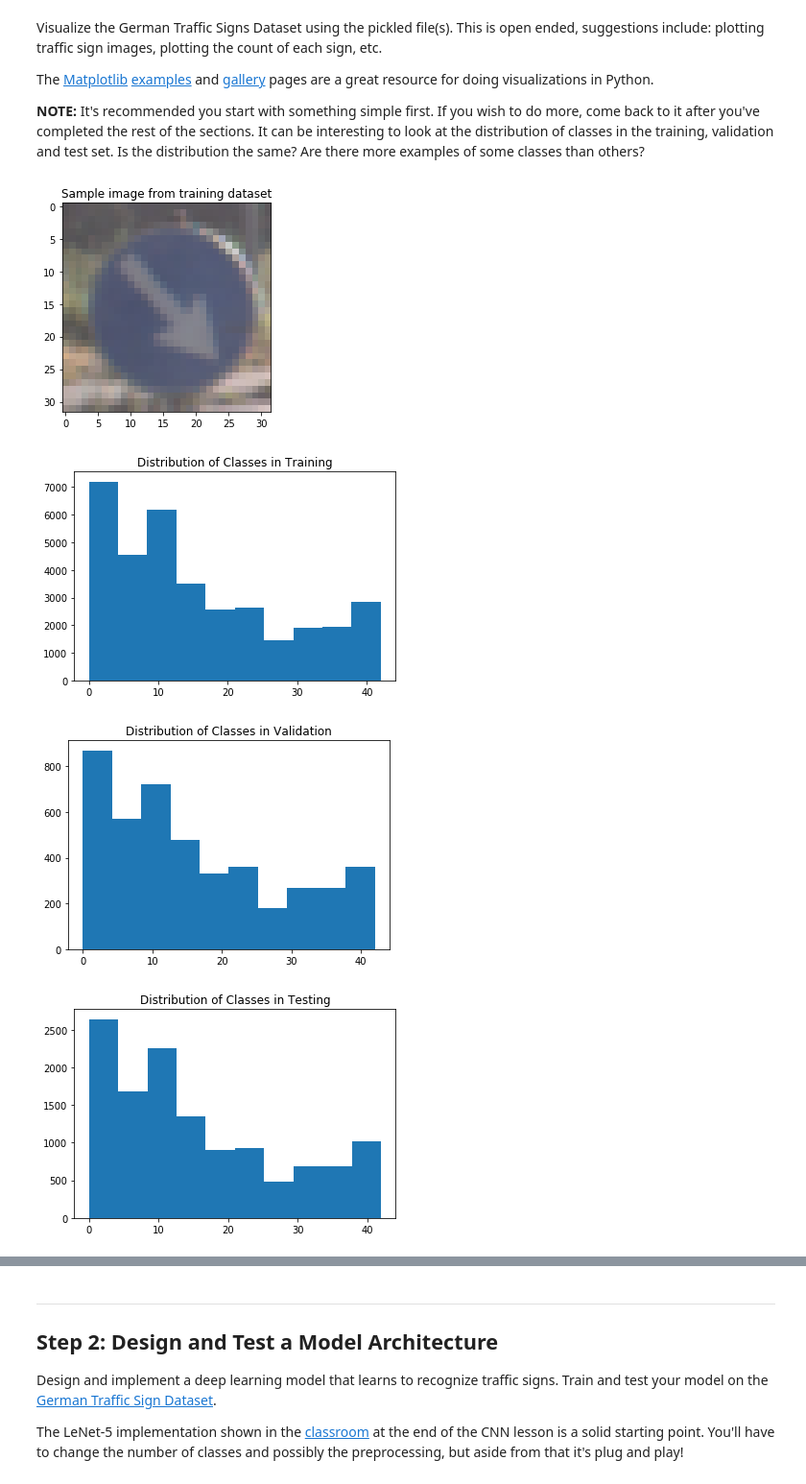
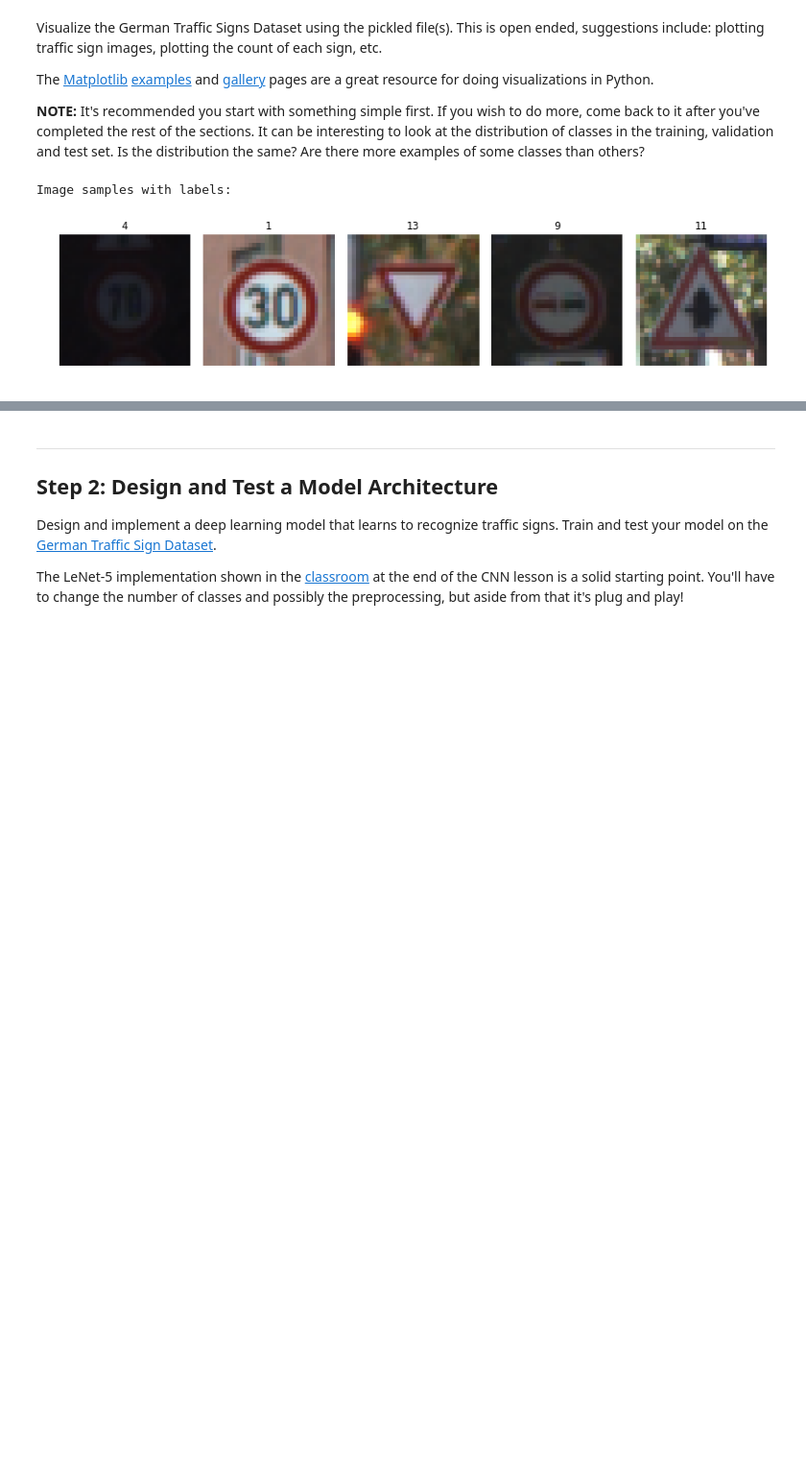
Before and after one commit to PedroHRPBS/CarND-Traffic-Sign-Classifier-Project, a Jupyter notebook: Traffic_Sign_Classifier.ipynb, the cells around one changed output, grey strips where cells are left out. Shown at 96% size. Cells and saved outputs as stored; diff of their text form; code cells hidden in the pictures; blank space fills up the shorter version.

```diff
--- a/Traffic_Sign_Classifier.ipynb
+++ b/Traffic_Sign_Classifier.ipynb
@@ -93,30 +93,23 @@ The [Matplotlib](http://matplotlib.org/) [examples](http://matplotlib.org/exampl
 # %%
 ### Data exploration visualization code goes here.
 ### Feel free to use as many code cells as needed.
 import matplotlib.pyplot as plt
 import random
 
 # Visualizations will be shown in the notebook.
 %matplotlib inline
 
-rand = random.randint(0, X_train.shape[0]-1)
-plt.imshow(X_train[rand])
-plt.title("Sample image from training dataset")
-plt.show()
+fig, axs = plt.subplots(1, 5, figsize = (15, 6))
+fig.subplots_adjust(wspace = .1)
+axs = axs.ravel()
 
-plt.hist(y_train)
-plt.title("Distribution of Classes in Training")
-plt.show()
+print("Image samples with labels:")
 
-plt.hist(y_valid)
-plt.title("Distribution of Classes in Validation")
-plt.show()
-
-plt.hist(y_test)
-plt.title("Distribution of Classes in Testing")
-plt.show()
+for i in range(5):
+    rand = random.randint(0, len(X_train))
+    axs[i].axis('off')
+    axs[i].imshow(X_train[rand])
+    axs[i].set_title(y_train[rand])
 # %% [output]
+Image samples with labels:
-[figure, old version]
+[figure, new version]
-[figure, removed]
-[figure, removed]
-[figure, removed]
```
Also changed, not shown: parts of 24 cells of this notebook.
